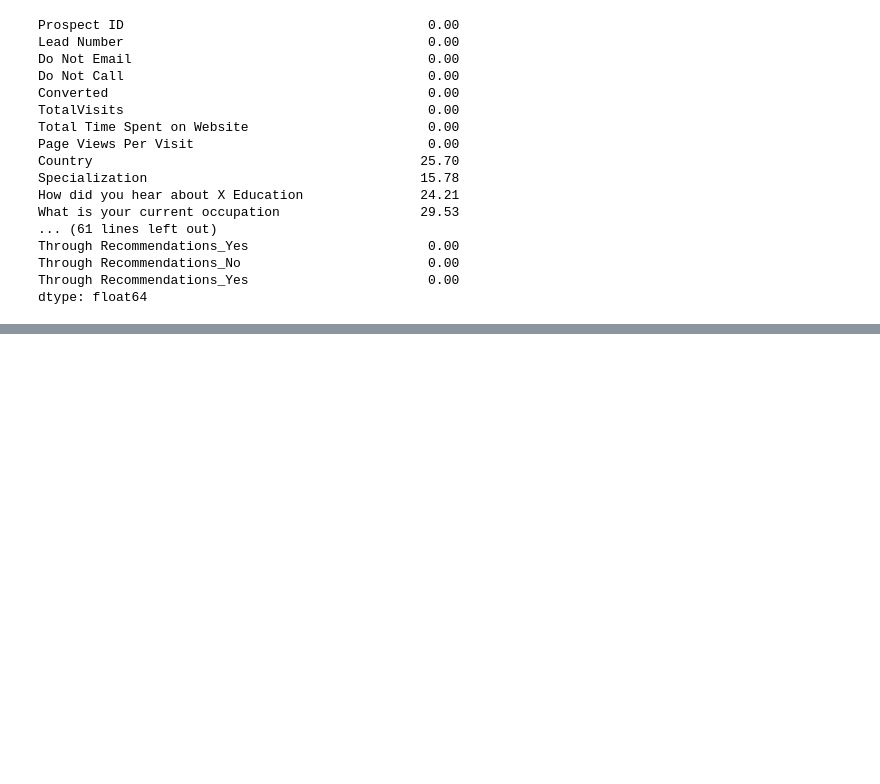
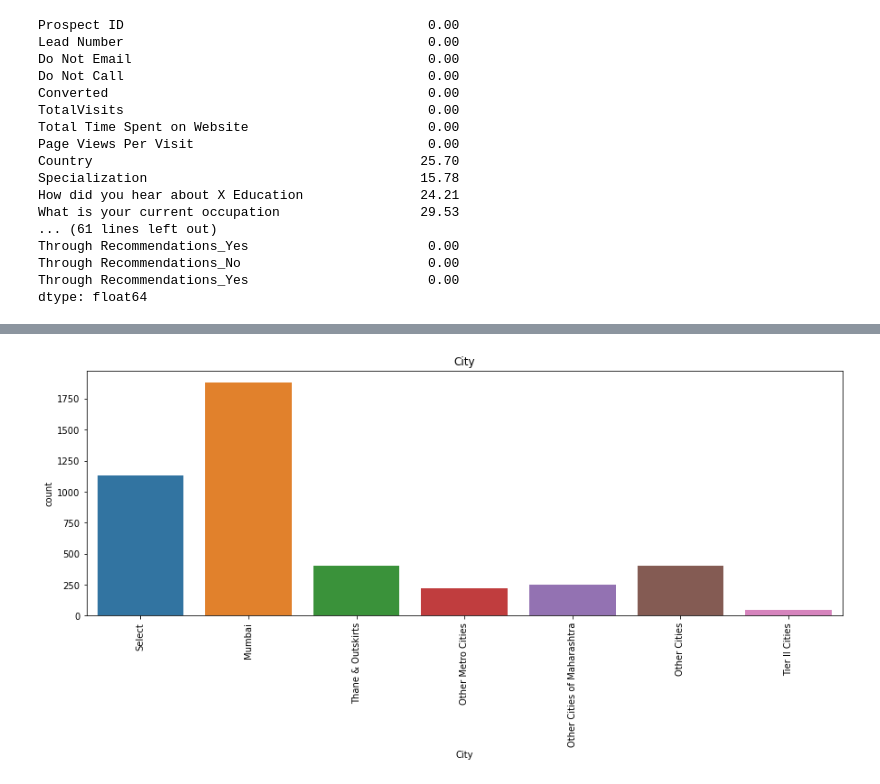
Before and after one commit to Sachinsen1295/Lead-Code, a Jupyter notebook: notebook.ipynb, the cells around one changed output, grey strips where cells are left out. Saved outputs shown, nothing was run; the diff lists cells and outputs as text; code cells hidden in the pictures; blank space fills up the shorter version.

```diff
--- a/notebook.ipynb
+++ b/notebook.ipynb
@@ -396,0 +447,9 @@ df.head()
+# %%
+# Specialization
+plt.figure(figsize=[15,5])
+plt.title('City')
+sns.countplot(x='City',data=df_Converted_0)
+plt.xticks(rotation=90)
+plt.show()
+# %% [output]
+[figure, added]
```
Also changed, not shown: parts of 36 cells of this notebook.
